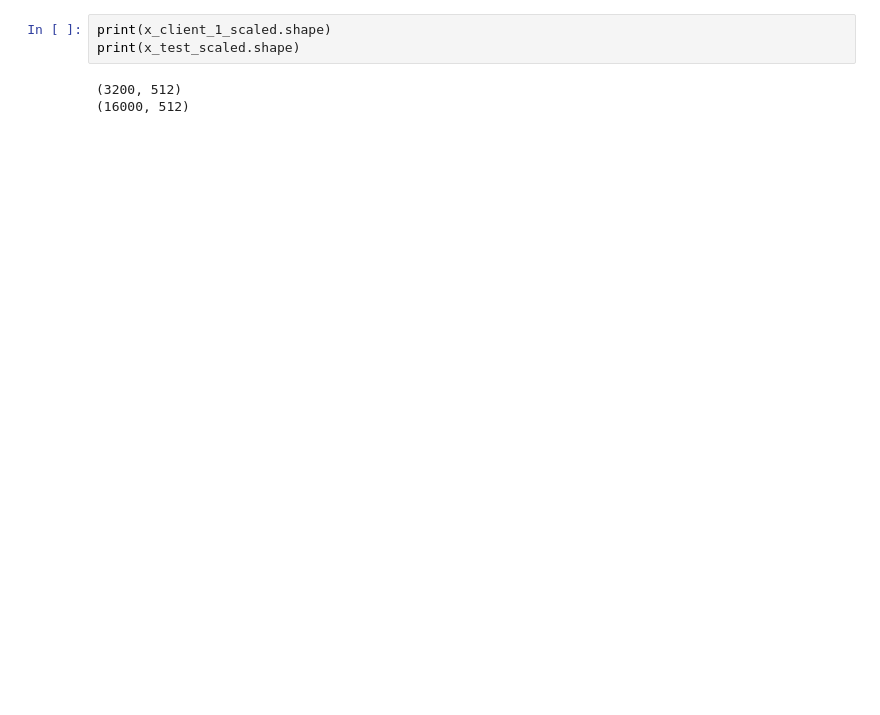
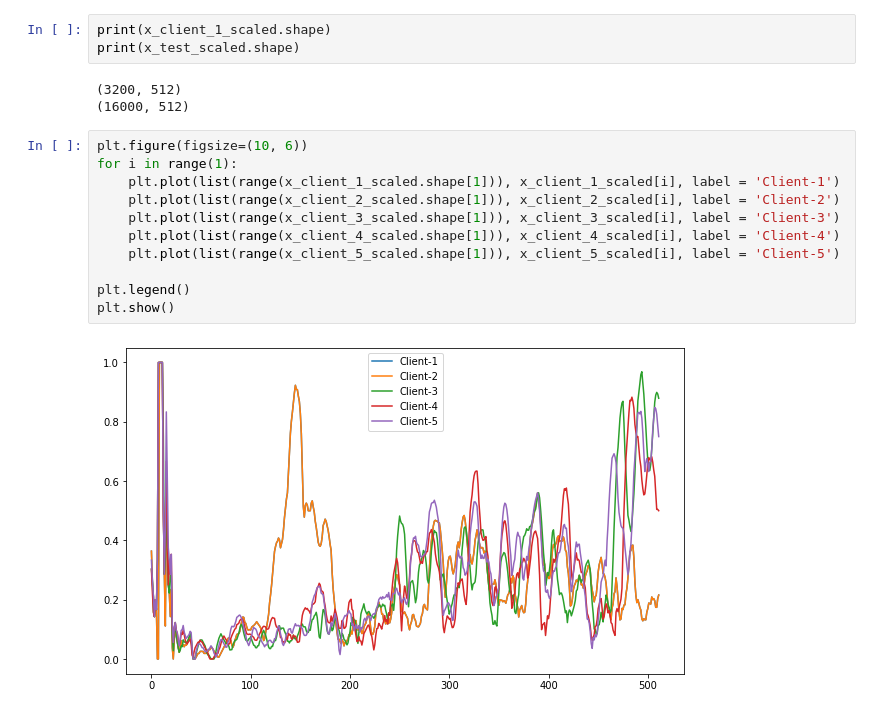
Before and after one commit to sklohani/federatedLearning, a Jupyter notebook: analysingData.ipynb, the cells around one changed output. Cells and saved outputs as stored; diff of their text form; blank space fills up the shorter version.

```diff
--- a/analysingData.ipynb
+++ b/analysingData.ipynb
@@ -191,3 +190,16 @@ print(x_test_scaled.shape)
 # %% [output]
 (3200, 512)
 (16000, 512)
+# %%
+plt.figure(figsize=(10, 6))
+for i in range(1):
+    plt.plot(list(range(x_client_1_scaled.shape[1])), x_client_1_scaled[i], label = 'Client-1')
+    plt.plot(list(range(x_client_2_scaled.shape[1])), x_client_2_scaled[i], label = 'Client-2')
+    plt.plot(list(range(x_client_3_scaled.shape[1])), x_client_3_scaled[i], label = 'Client-3')
+    plt.plot(list(range(x_client_4_scaled.shape[1])), x_client_4_scaled[i], label = 'Client-4')
+    plt.plot(list(range(x_client_5_scaled.shape[1])), x_client_5_scaled[i], label = 'Client-5')
+
+plt.legend()
+plt.show()
+# %% [output]
+[figure, added]
```
Also changed, not shown: parts of 2 cells of this notebook.
